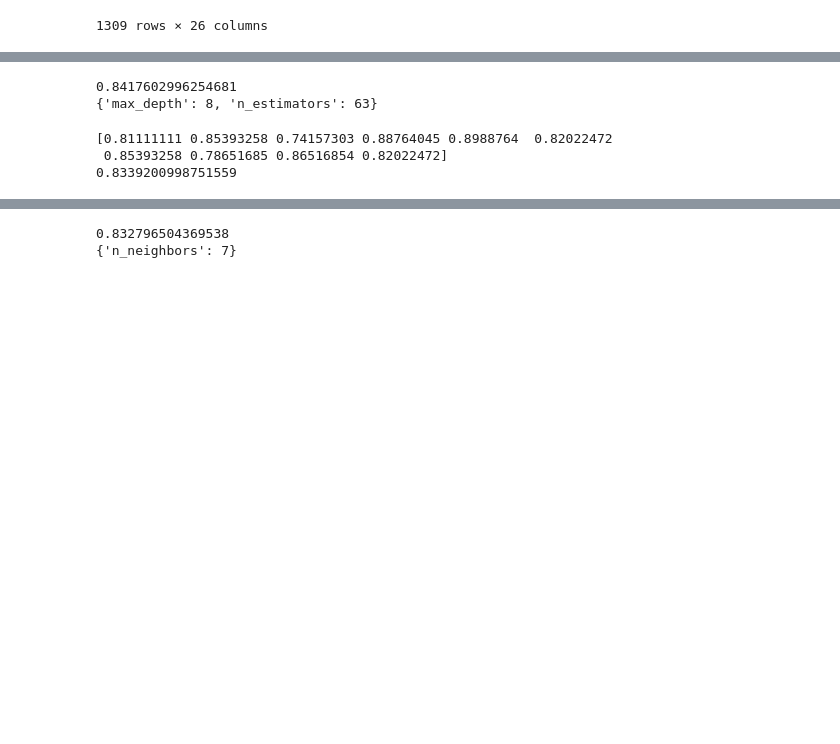
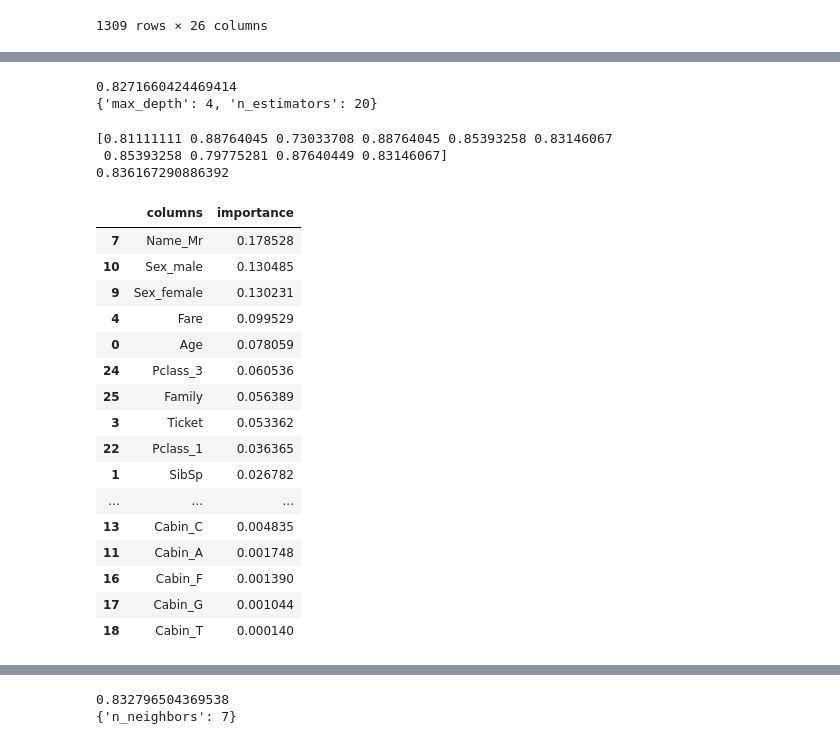
Before and after one commit to Elwing-Chou/ml0930, a Jupyter notebook: titanic.ipynb, the cells around one changed output, grey strips where cells are left out. Saved outputs shown, nothing was run; the diff lists cells and outputs as text; code cells hidden in the pictures; blank space fills up the shorter version.

```diff
--- a/titanic.ipynb
+++ b/titanic.ipynb
@@ -86,8 +111,8 @@ x_predict
 from sklearn.ensemble import RandomForestClassifier
 from sklearn.model_selection import GridSearchCV
 params = {
-    "n_estimators":range(20, 100),
-    "max_depth":range(4, 11)
+    "n_estimators":range(20, 21),
+    "max_depth":range(4, 5)
 }
 clf = RandomForestClassifier(random_state=1)
 cv = GridSearchCV(clf, params, cv=10, n_jobs=-1)
@@ -95,8 +120,8 @@ cv.fit(x_train, y_train)
 print(cv.best_score_)
 print(cv.best_params_)
 # %% [output]
-0.8417602996254681
-{'max_depth': 8, 'n_estimators': 63}
+0.8271660424469414
+{'max_depth': 4, 'n_estimators': 20}
 # %%
 import numpy as np
 from sklearn.model_selection import cross_val_score
@@ -105,9 +130,9 @@ scores = cross_val_score(clf, x_train, y_train, cv=10, n_jobs=-1)
 print(scores)
 print(np.average(scores))
 # %% [output]
-[0.81111111 0.85393258 0.74157303 0.88764045 0.8988764  0.82022472
- 0.85393258 0.78651685 0.86516854 0.82022472]
-0.8339200998751559
+[0.81111111 0.88764045 0.73033708 0.88764045 0.85393258 0.83146067
+ 0.85393258 0.79775281 0.87640449 0.83146067]
+0.836167290886392
 # %%
 clf = RandomForestClassifier(n_estimators=63, max_depth=7)
 clf.fit(x_train, y_train)
@@ -117,3 +142,27 @@ df = pd.DataFrame({
     "Survived":pre
 })
 df.to_csv("rf.csv", encoding="utf-8", index=False)
+# %%
+clf.estimators_[0]
+pd.DataFrame({
+    "columns":x_train.columns,
+    "importance":clf.feature_importances_
+}).sort_values("importance", axis=0, ascending=False)
+# %% [output]
+|  | columns | importance |
+| 7 | Name_Mr | 0.178528 |
+| 10 | Sex_male | 0.130485 |
+| 9 | Sex_female | 0.130231 |
+| 4 | Fare | 0.099529 |
+| 0 | Age | 0.078059 |
+| 24 | Pclass_3 | 0.060536 |
+| 25 | Family | 0.056389 |
+| 3 | Ticket | 0.053362 |
+| 22 | Pclass_1 | 0.036365 |
+| 1 | SibSp | 0.026782 |
+| ... | ... | ... |
+| 13 | Cabin_C | 0.004835 |
+| 11 | Cabin_A | 0.001748 |
+| 16 | Cabin_F | 0.001390 |
+| 17 | Cabin_G | 0.001044 |
+| 18 | Cabin_T | 0.000140 |
```
Also changed, not shown: parts of 7 cells of this notebook.
